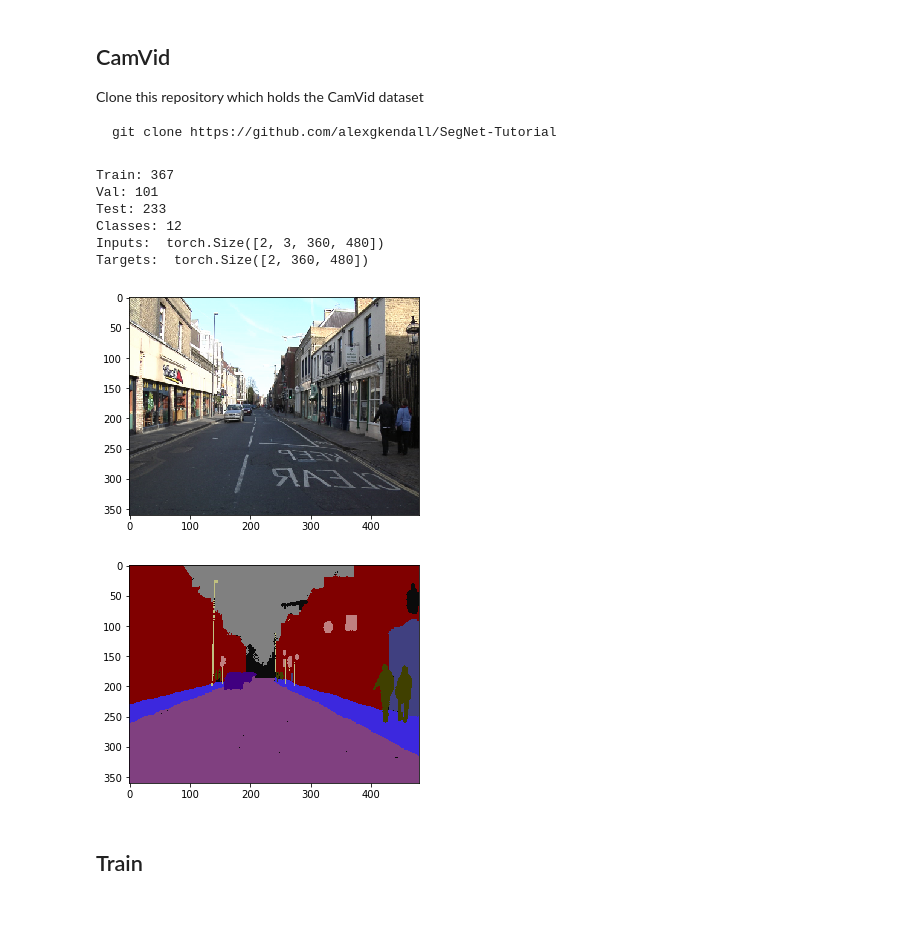
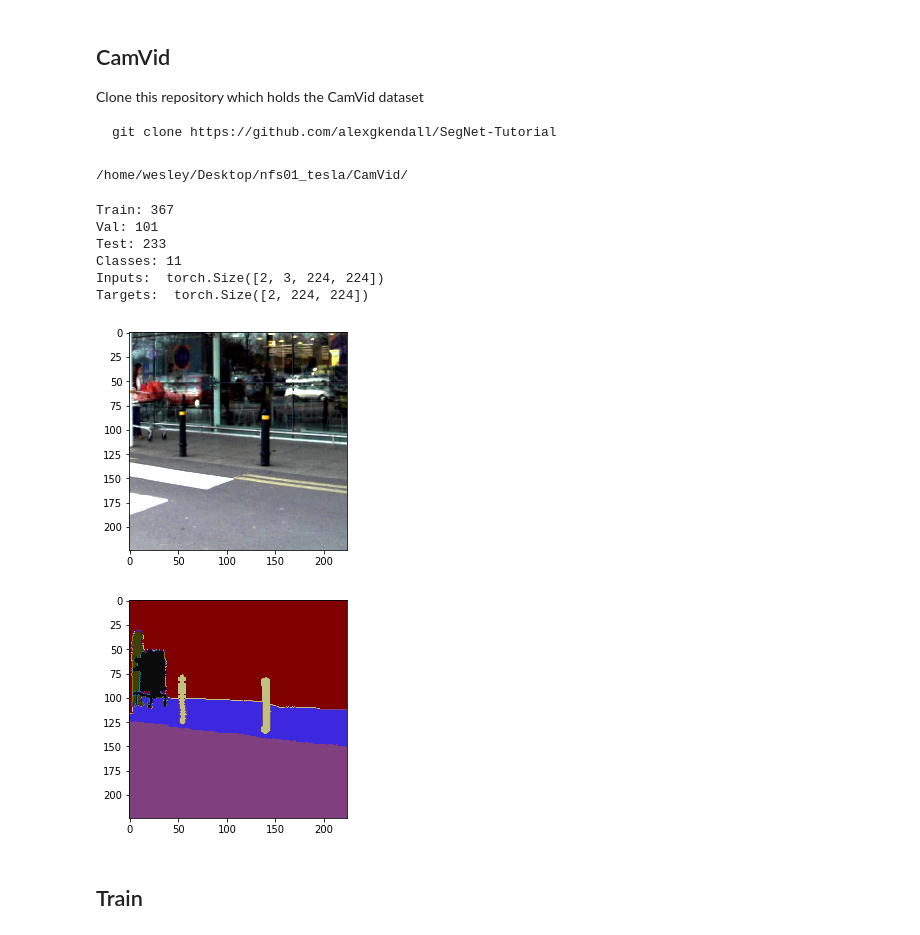
Before and after one commit to bfortuner/pytorch_tiramisu, a Jupyter notebook: train.ipynb, the cells around one changed output. Drawn from its saved outputs; the diff is of its cells as text; code cells hidden in the pictures.

```diff
--- a/train.ipynb
+++ b/train.ipynb
@@ -24,3 +26,5 @@ import utils.training as train_utils
+# %%
+model_cfg = getattr(models, 'FCDenseNet67')
 # %% [markdown]
 ## CamVid
 
@@ -70,24 +42,40 @@ test_loader = torch.utils.data.DataLoader(
+# %%
+torch.cuda.manual_seed(0)
+
+loaders, num_classes = camvid_loaders('/home/wesley/Desktop/nfs01_tesla/CamVid/',
+                         batch_size = batch_size, num_workers =1, ft_batch_size=1,
+                    transform_train=model_cfg.transform_train, transform_test=model_cfg.transform_test,
+                    joint_transform=model_cfg.joint_transform, ft_joint_transform=model_cfg.ft_joint_transform,
+                    target_transform=model_cfg.target_transform)
+# %% [output]
+/home/wesley/Desktop/nfs01_tesla/CamVid/
 # %%
-print("Train: %d" %len(train_loader.dataset.imgs))
-print("Val: %d" %len(val_loader.dataset.imgs))
-print("Test: %d" %len(test_loader.dataset.imgs))
-print("Classes: %d" % len(train_loader.dataset.classes))
+print("Train: %d" %len(loaders['train'].dataset.imgs))
+print("Val: %d" %len(loaders['val'].dataset.imgs))
+print("Test: %d" %len(loaders['test'].dataset.imgs))
+print("Classes: %d" % num_classes)
 
-inputs, targets = next(iter(train_loader))
+inputs, targets = next(iter(loaders['train']))
 print("Inputs: ", inputs.size())
 print("Targets: ", targets.size())
-
-utils.imgs.view_image(inputs[0])
-utils.imgs.view_annotated(targets[0])
 # %% [output]
 Train: 367
 Val: 101
 Test: 233
-Classes: 12
-Inputs:  torch.Size([2, 3, 360, 480])
-Targets:  torch.Size([2, 360, 480])
+Classes: 11
+Inputs:  torch.Size([2, 3, 224, 224])
+Targets:  torch.Size([2, 224, 224])
-[figure, removed]
-[figure, removed]
+# %%
+img_means = inputs[0].mean((1,2)).unsqueeze(1).unsqueeze(2)
+img_std = torch.tensor([inputs[0][i].std() for i in range(3)]).unsqueeze(1).unsqueeze(2)
+
+normalized_input = (inputs[0] - img_means) / img_std
+# %%
+utils.imgs.view_image(normalized_input)
+utils.imgs.view_annotated(targets[0])
+# %% [output]
+[figure, added]
+[figure, added]
 # %% [markdown]
 ## Train
 # %%
```
Also changed, not shown: parts of 9 cells of this notebook, 11 other files.
